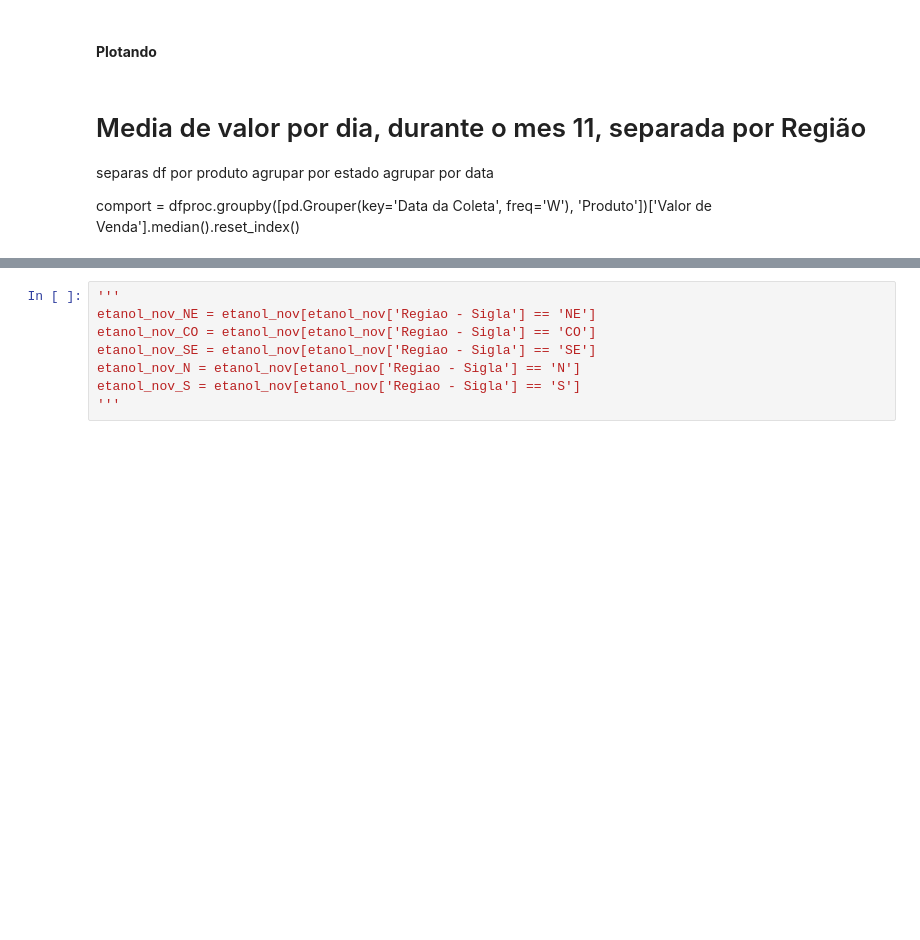
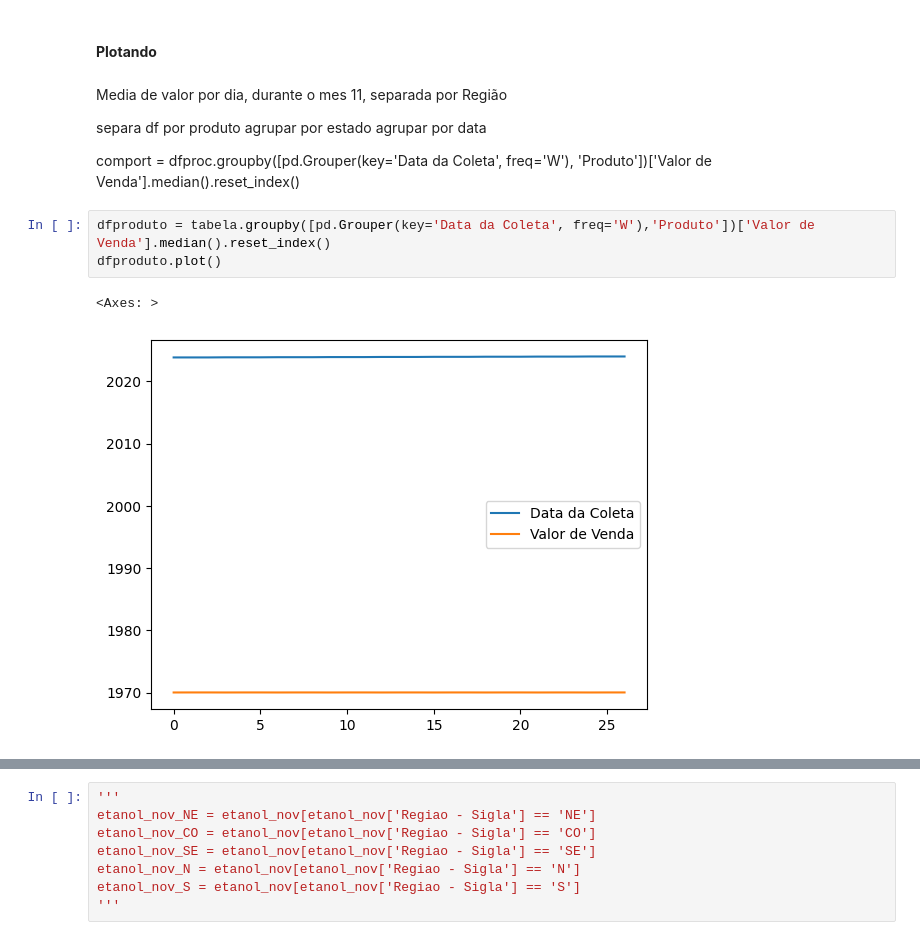
Before and after one commit to arthurlorran1/Projeto-4, a Jupyter notebook: notebook.ipynb, the cells around one changed output, grey strips where cells are left out. Cells and saved outputs as stored; diff of their text form; blank space fills up the shorter version.

```diff
--- a/notebook.ipynb
+++ b/notebook.ipynb
@@ -160,10 +160,16 @@ tabela
 # %% [markdown]
 #### **Plotando**
 # %% [markdown]
-# Media de valor por dia, durante o mes 11, separada por Região
+Media de valor por dia, durante o mes 11, separada por Região
 
-separas df por produto
+separa df por produto
 agrupar por estado
 agrupar por data
 
 comport = dfproc.groupby([pd.Grouper(key='Data da Coleta', freq='W'), 'Produto'])['Valor de Venda'].median().reset_index()
+# %%
+dfproduto = tabela.groupby([pd.Grouper(key='Data da Coleta', freq='W'),'Produto'])['Valor de Venda'].median().reset_index()
+dfproduto.plot()
+# %% [output]
+<Axes: >
+[figure, added]
```
Also changed, not shown: parts of 2 cells of this notebook.
